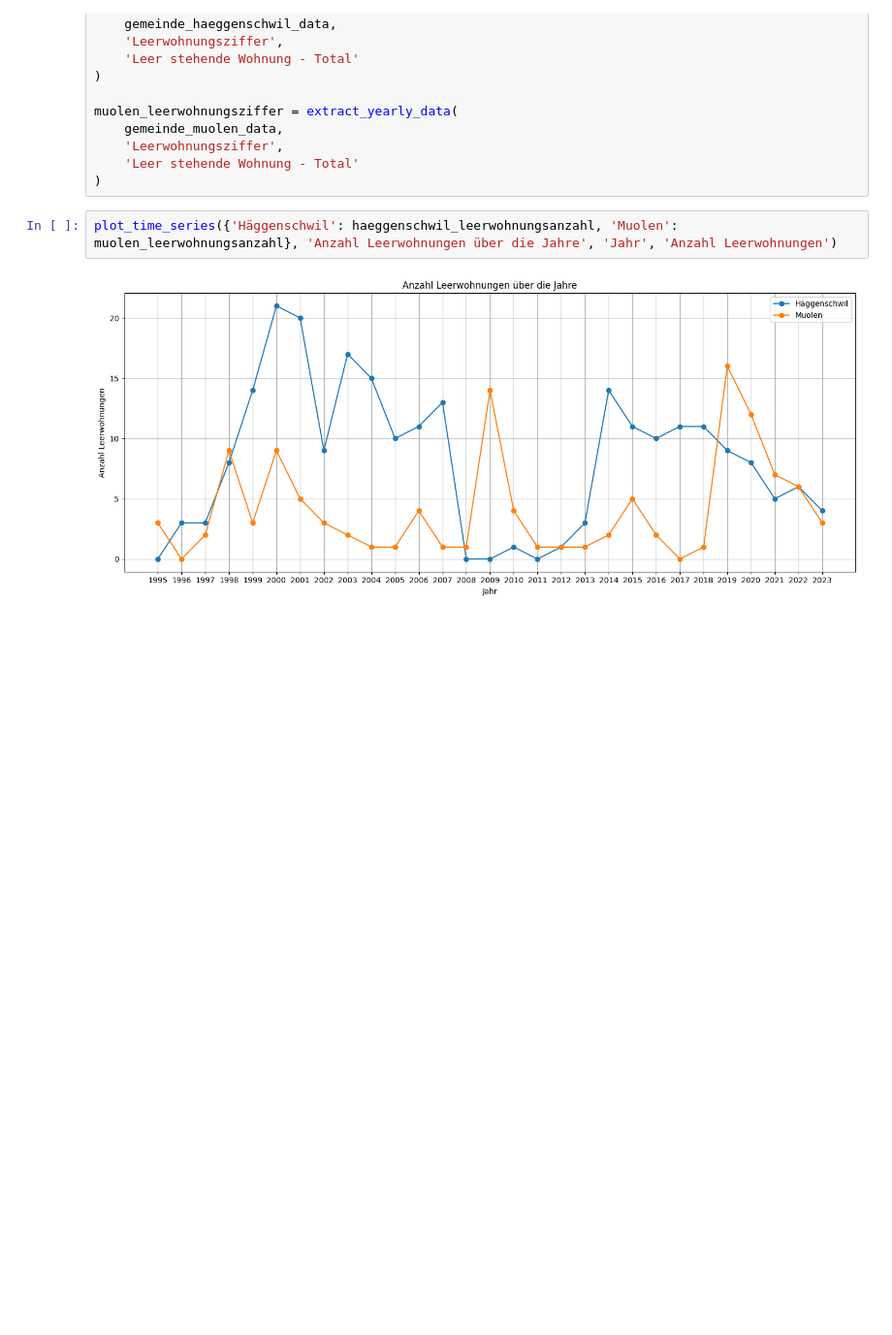
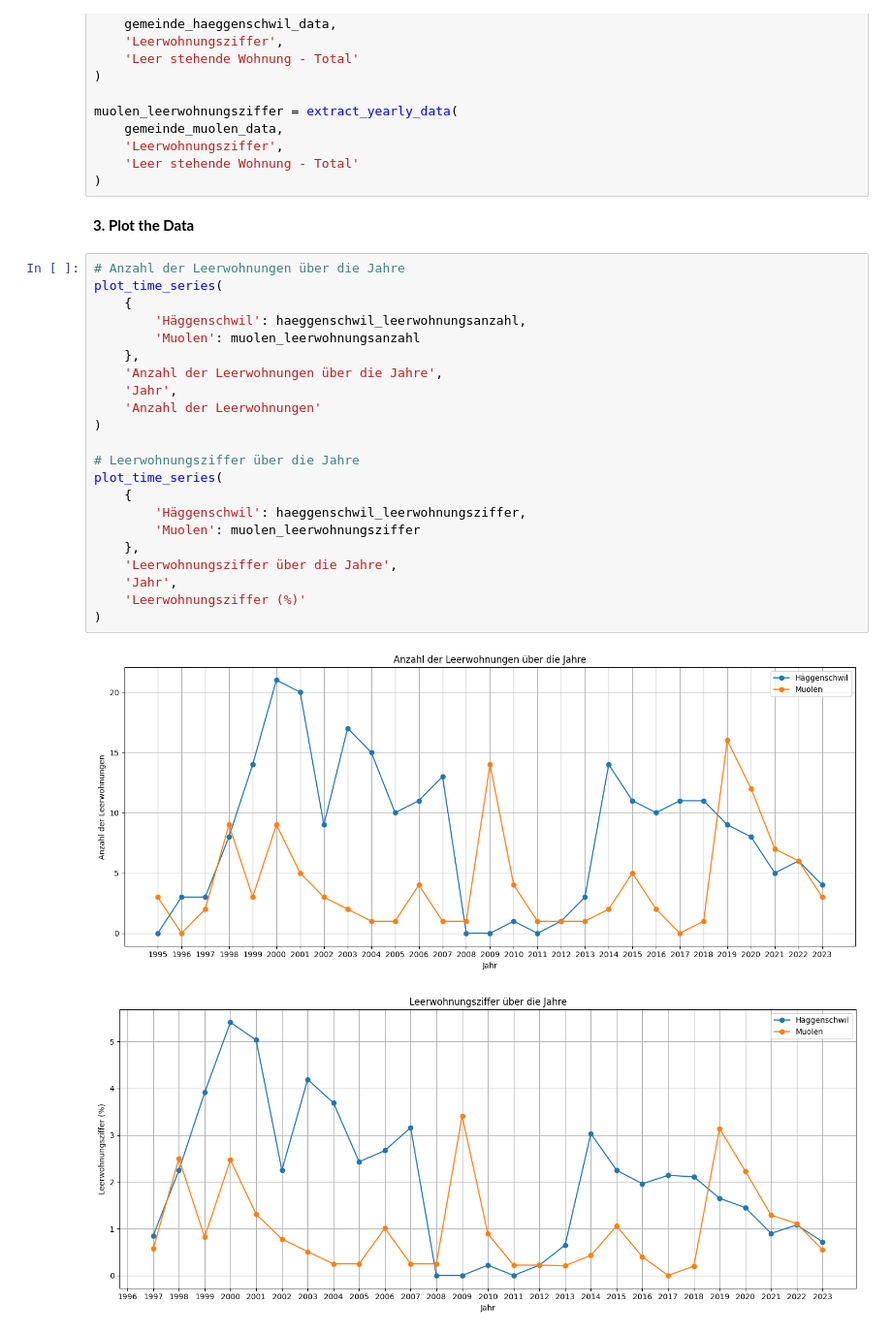
Before and after one commit to bedadiggelmann/bina, a Jupyter notebook: BINA.ipynb, the cells around one changed output. Shown at 97% size. Cells and saved outputs as stored; diff of their text form; blank space fills up the shorter version.

Commit message:
fix: split into categories and add leerwohnungsziffer plot

```diff
--- a/BINA.ipynb
+++ b/BINA.ipynb
@@ -102,7 +103,30 @@ muolen_leerwohnungsziffer = extract_yearly_data(
     'Leerwohnungsziffer',
     'Leer stehende Wohnung - Total'
 )
+# %% [markdown]
+**3. Plot the Data**
 # %%
-plot_time_series({'Häggenschwil': haeggenschwil_leerwohnungsanzahl, 'Muolen': muolen_leerwohnungsanzahl}, 'Anzahl Leerwohnungen über die Jahre', 'Jahr', 'Anzahl Leerwohnungen')
+# Anzahl der Leerwohnungen über die Jahre
+plot_time_series(
+    {
+        'Häggenschwil': haeggenschwil_leerwohnungsanzahl,
+        'Muolen': muolen_leerwohnungsanzahl
+    },
+    'Anzahl der Leerwohnungen über die Jahre',
+    'Jahr',
+    'Anzahl der Leerwohnungen'
+)
+
+# Leerwohnungsziffer über die Jahre
+plot_time_series(
+    {
+        'Häggenschwil': haeggenschwil_leerwohnungsziffer,
+        'Muolen': muolen_leerwohnungsziffer
+    },
+    'Leerwohnungsziffer über die Jahre',
+    'Jahr',
+    'Leerwohnungsziffer (%)'
+)
 # %% [output]
-[figure, old version]
+[figure, new version]
+[figure, added]
```
Also changed, not shown: parts of 10 cells of this notebook.
